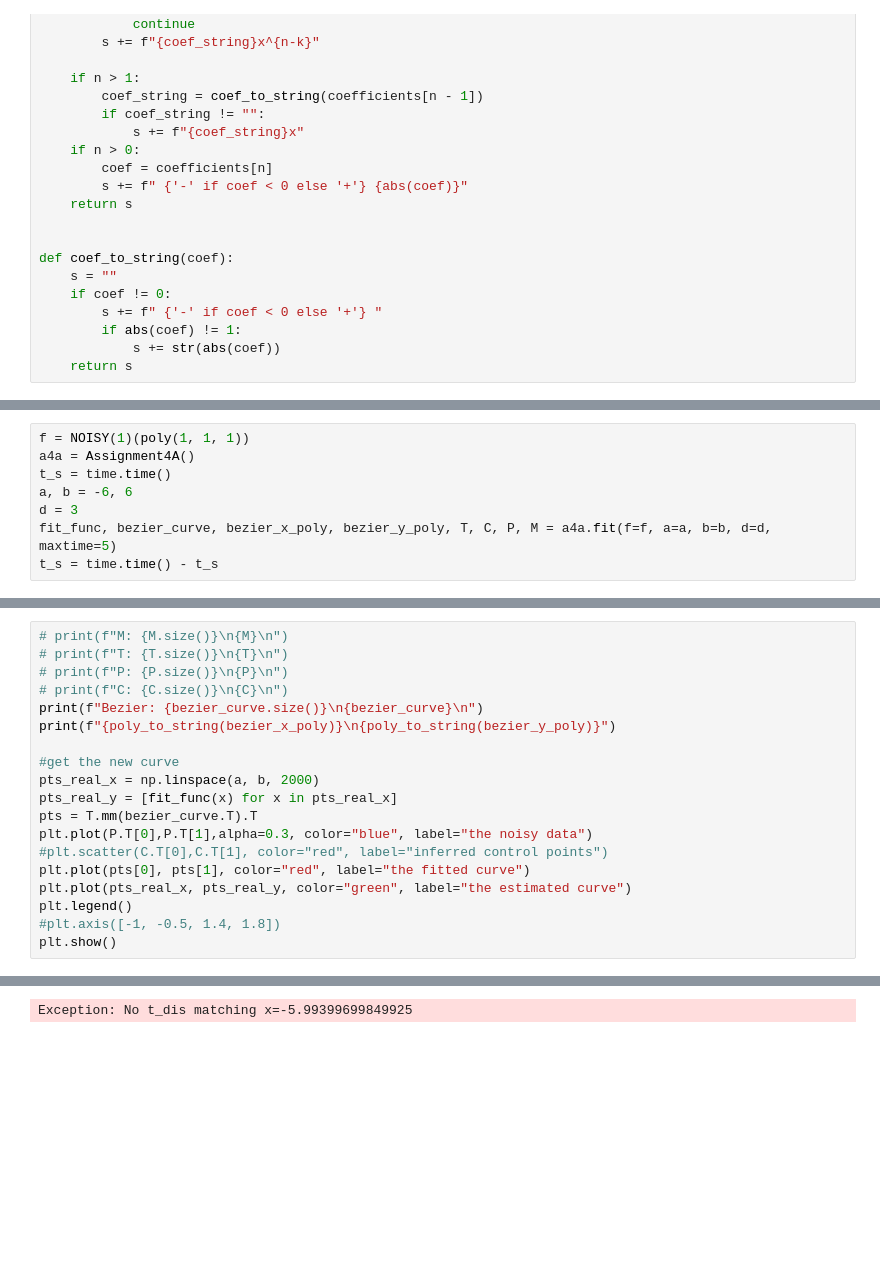
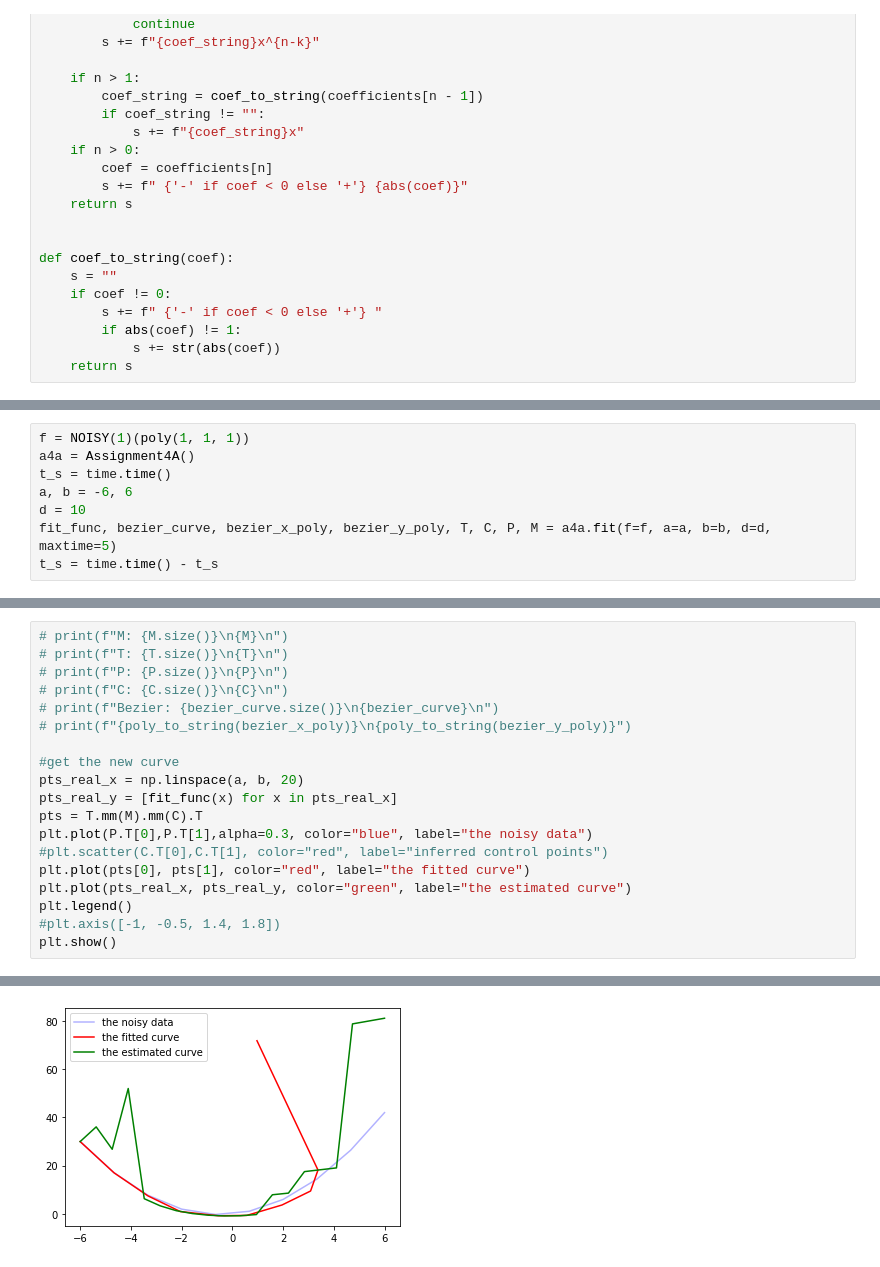
Before and after one commit to boaz23/numerical-analysis, a Jupyter notebook: assignment4a-notebook.ipynb, the cells around one changed output, grey strips where cells are left out. Cells and saved outputs as stored; diff of their text form; blank space fills up the shorter version.

```diff
--- a/assignment4a-notebook.ipynb
+++ b/assignment4a-notebook.ipynb
@@ -290,6 +348,6 @@ f = NOISY(1)(poly(1, 1, 1))
 a4a = Assignment4A()
 t_s = time.time()
 a, b = -6, 6
-d = 3
+d = 10
 fit_func, bezier_curve, bezier_x_poly, bezier_y_poly, T, C, P, M = a4a.fit(f=f, a=a, b=b, d=d, maxtime=5)
 t_s = time.time() - t_s
@@ -298,13 +374,13 @@ t_s = time.time() - t_s
 # print(f"T: {T.size()}\n{T}\n")
 # print(f"P: {P.size()}\n{P}\n")
 # print(f"C: {C.size()}\n{C}\n")
-print(f"Bezier: {bezier_curve.size()}\n{bezier_curve}\n")
-print(f"{poly_to_string(bezier_x_poly)}\n{poly_to_string(bezier_y_poly)}")
+# print(f"Bezier: {bezier_curve.size()}\n{bezier_curve}\n")
+# print(f"{poly_to_string(bezier_x_poly)}\n{poly_to_string(bezier_y_poly)}")
 
 #get the new curve
-pts_real_x = np.linspace(a, b, 2000)
+pts_real_x = np.linspace(a, b, 20)
 pts_real_y = [fit_func(x) for x in pts_real_x]
-pts = T.mm(bezier_curve.T).T
+pts = T.mm(M).mm(C).T
 plt.plot(P.T[0],P.T[1],alpha=0.3, color="blue", label="the noisy data")
 #plt.scatter(C.T[0],C.T[1], color="red", label="inferred control points")
 plt.plot(pts[0], pts[1], color="red", label="the fitted curve")
@@ -323 +412 @@ tensor([[-3.4384e+01,  4.5314e+01, -5.4654e-02, -5.9697e+00],
-Exception: No t_dis matching x=-5.99399699849925
+[figure, added]
```
Also changed, not shown: parts of 3 cells of this notebook, 1 other file.
